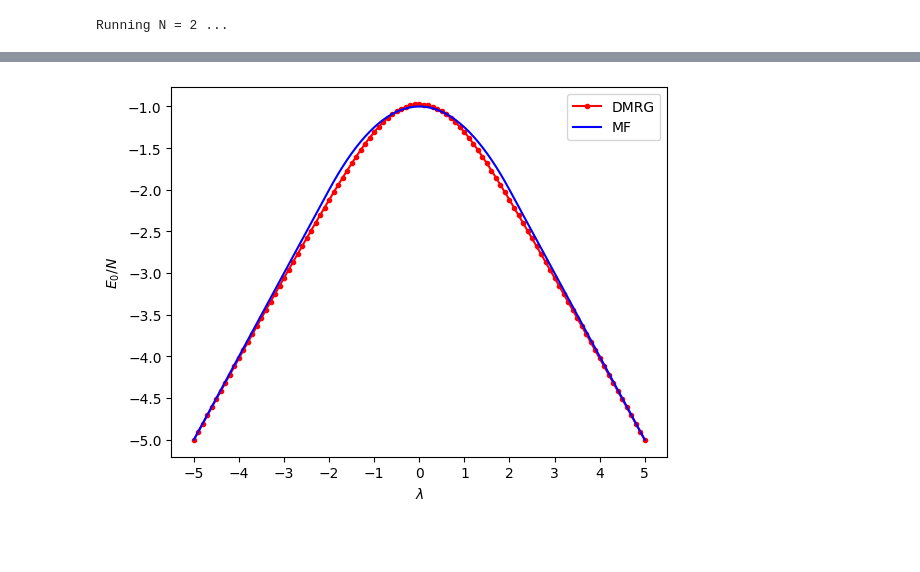
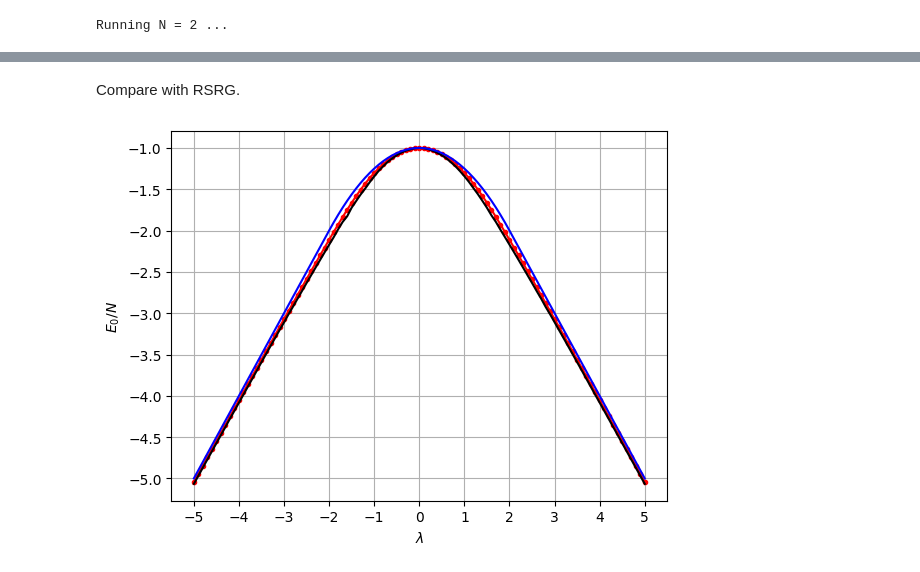
Before and after one commit to jchryssanthacopoulos/quantum_information, a Jupyter notebook: assignment_8/src/plot_dmrg_ising.ipynb, the cells around one changed output, grey strips where cells are left out. Saved outputs shown, nothing was run; the diff lists cells and outputs as text; code cells hidden in the pictures; blank space fills up the shorter version.

```diff
--- a/assignment_8/src/plot_dmrg_ising.ipynb
+++ b/assignment_8/src/plot_dmrg_ising.ipynb
@@ -81,10 +91,34 @@ mf_gs_energy = [mean_field_energy_density(l) for l in lam]
+# %% [markdown]
+Compare with RSRG.
+# %%
+program_rsrg = f"{compiled_dir}{os.sep}rsrg_ising"
+# %%
+gs_energy_rsrg = np.zeros((len(lam)))
+# %%
+N = 2
+# %%
+for i in range(len(lam)):
+    output = subprocess.run(
+        [program_rsrg, "--N", str(N), "--lambda", str(lam[i])],
+        stdout=subprocess.PIPE,
+        encoding="ascii"
+    )
+
+    results = output.stdout.split("\n")
+
+    did_converge = results[8].split("=")[1].strip()
+
+    if did_converge == "T":
+        gs_energy_rsrg[i] = float(results[6].split("=")[1])
 # %%
-plt.plot(lam, gs_energy[0], "r.-", label="DMRG")
+plt.plot(lam, gs_energy_rsrg, "r.-", label="RSRG")
+plt.plot(lam, gs_energy[0], "k-", label="DMRG")
 plt.plot(lam, mf_gs_energy, "b-", label="MF")
 plt.xlabel("$\lambda$")
 plt.ylabel("$E_0/N$")
 plt.xticks(np.arange(-5, 6, 1))
-plt.legend()
+plt.grid()
+# plt.legend()
 plt.savefig(f"{plot_dir}{os.sep}energy_vs_lambda_dmrg.pdf", format="pdf", bbox_inches="tight")
 # %% [output]
-[figure, old version]
+[figure, new version]
```
Also changed, not shown: parts of 4 cells of this notebook, 6 other files.
